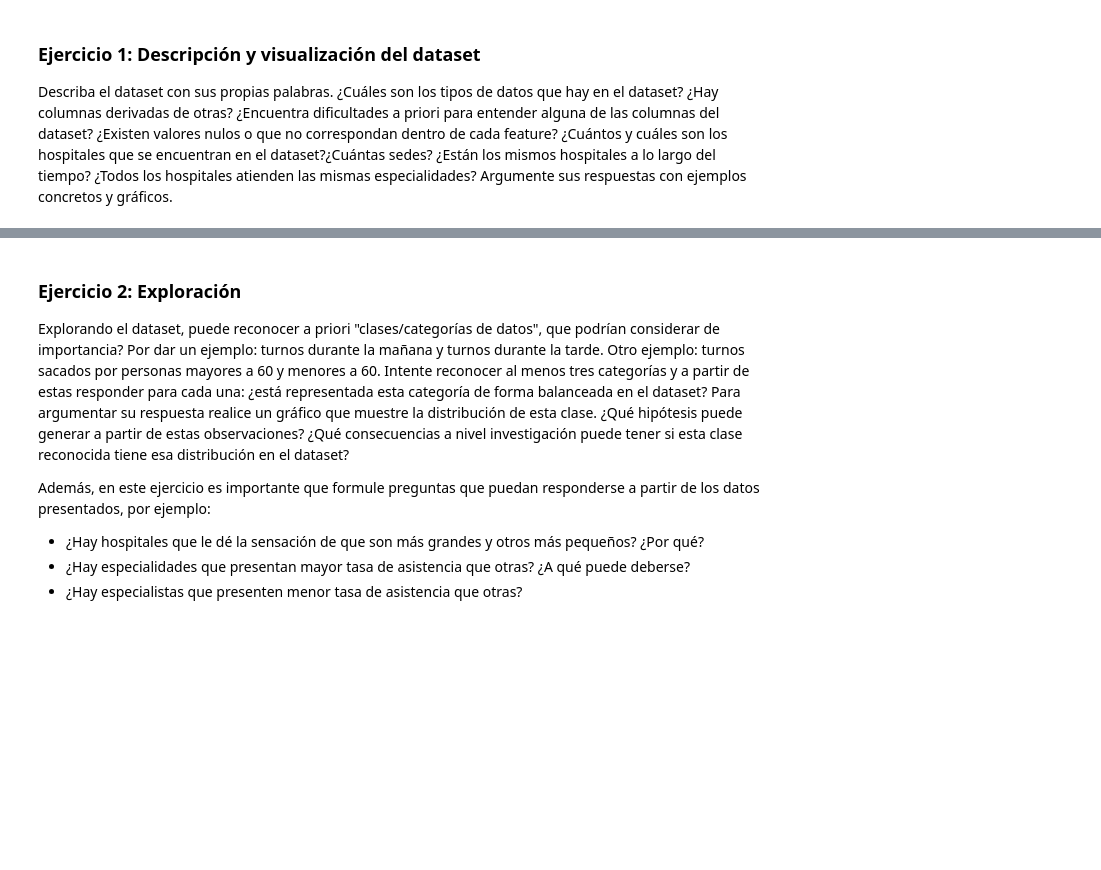
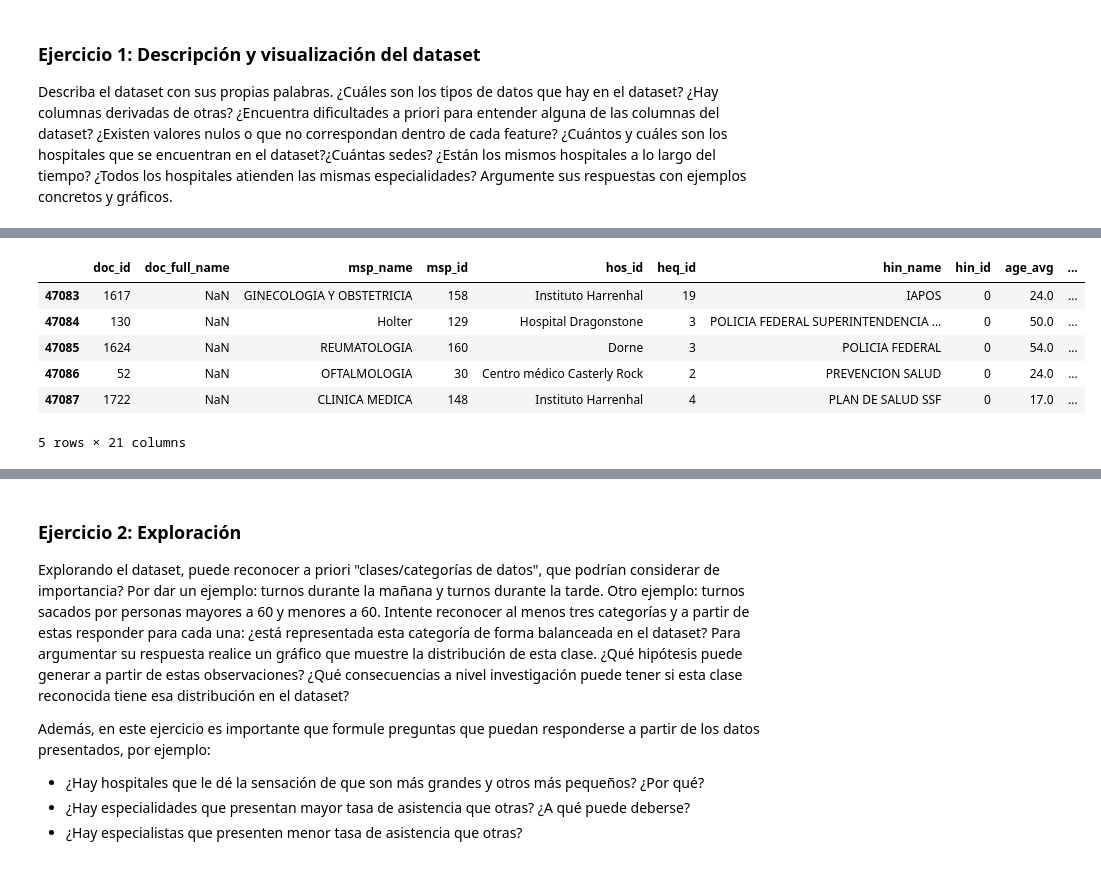
Before and after one commit to manufabregas/Dataset-Asistencia-a-turnos-m-dicos, a Jupyter notebook: Práctico_1_Análisis_y_visualización_de_datos.ipynb, the cells around one changed output, grey strips where cells are left out. Cells and saved outputs as stored; diff of their text form; code cells hidden in the pictures; blank space fills up the shorter version.

```diff
--- a/Práctico_1_Análisis_y_visualización_de_datos.ipynb
+++ b/Práctico_1_Análisis_y_visualización_de_datos.ipynb
@@ -157,0 +198,12 @@ Argumente sus respuestas con ejemplos concretos y gráficos.
+# %%
+#Observamos algunos datos en la col doc_full_name que fueron rellenados con "NaN"
+df['doc_full_name']="NaN"
+df.tail(5)
+# %% [output]
+|  | doc_id | doc_full_name | msp_name | msp_id | hos_id | heq_id | hin_name | hin_id | age_avg | ... |
+| 47083 | 1617 | NaN | GINECOLOGIA Y OBSTETRICIA | 158 | Instituto Harrenhal | 19 | IAPOS | 0 | 24.0 | ... |
+| 47084 | 130 | NaN | Holter | 129 | Hospital Dragonstone | 3 | POLICIA FEDERAL SUPERINTENDENCIA ... | 0 | 50.0 | ... |
+| 47085 | 1624 | NaN | REUMATOLOGIA | 160 | Dorne | 3 | POLICIA FEDERAL | 0 | 54.0 | ... |
+| 47086 | 52 | NaN | OFTALMOLOGIA | 30 | Centro médico Casterly Rock | 2 | PREVENCION SALUD | 0 | 24.0 | ... |
+| 47087 | 1722 | NaN | CLINICA MEDICA | 148 | Instituto Harrenhal | 4 | PLAN DE SALUD SSF | 0 | 17.0 | ... |
+5 rows × 21 columns
```
Also changed, not shown: parts of 15 cells of this notebook.
